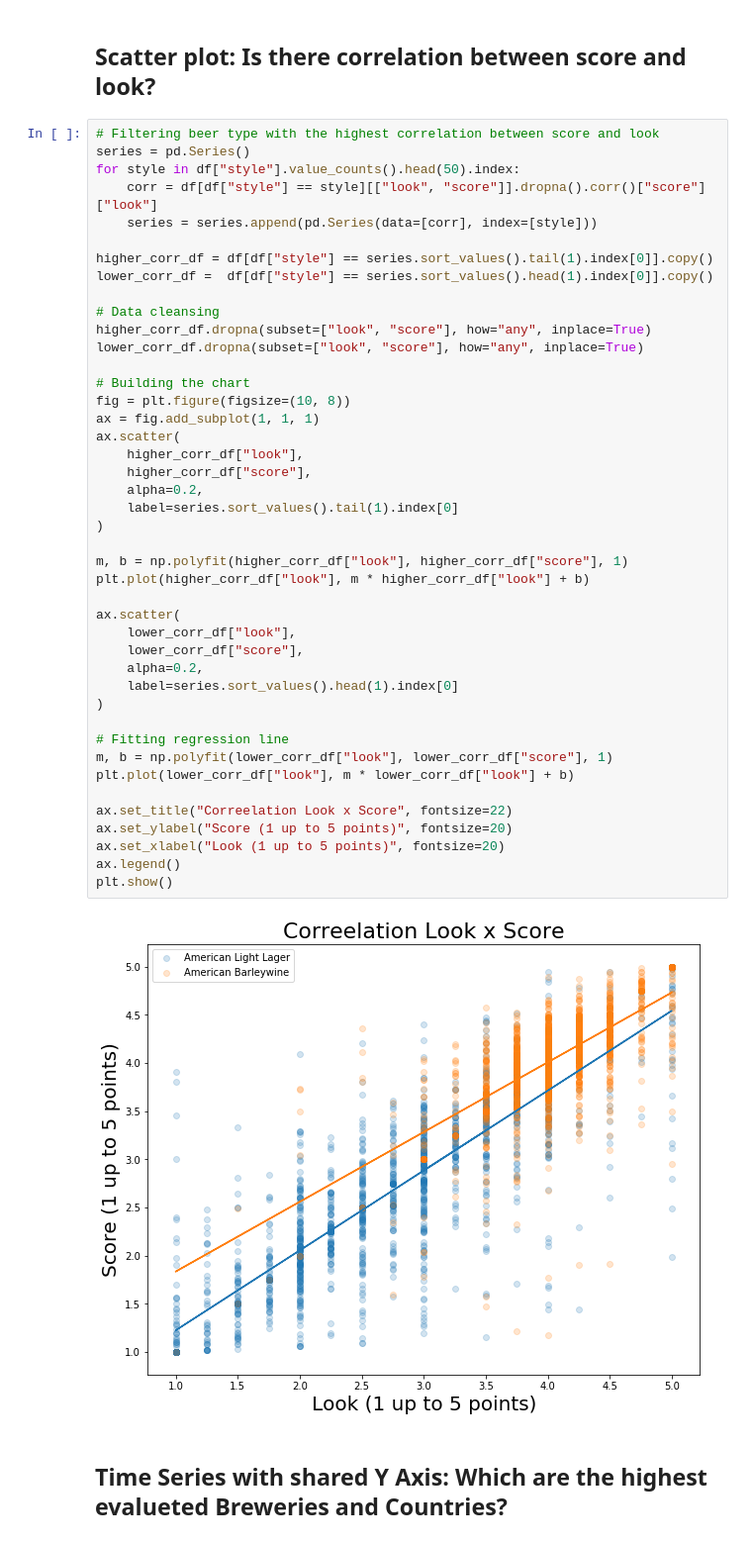
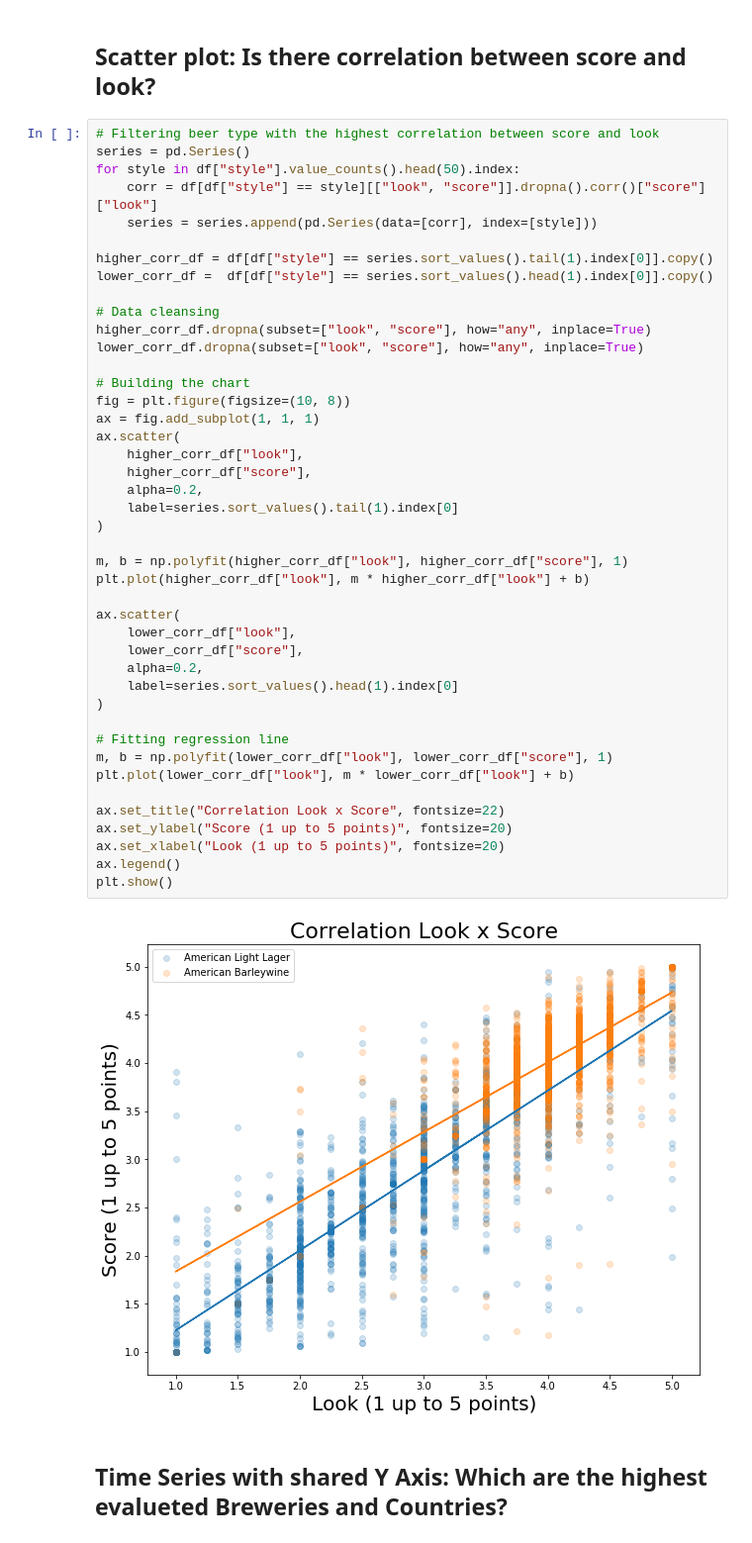
Before and after one commit to henriquepigozzo/beers_reviews, a Jupyter notebook: EDA.ipynb, the cells around one changed output. Shown: that part at 99% size. Cells and saved outputs as stored; diff of their text form.

```diff
--- a/EDA.ipynb
+++ b/EDA.ipynb
@@ -87,35 +87,35 @@ lower_corr_df.dropna(subset=["look", "score"], how="any", inplace=True)
 
 # Building the chart
 fig = plt.figure(figsize=(10, 8))
 ax = fig.add_subplot(1, 1, 1)
 ax.scatter(
     higher_corr_df["look"],
     higher_corr_df["score"],
     alpha=0.2,
     label=series.sort_values().tail(1).index[0]
 )
 
 m, b = np.polyfit(higher_corr_df["look"], higher_corr_df["score"], 1)
 plt.plot(higher_corr_df["look"], m * higher_corr_df["look"] + b)
 
 ax.scatter(
     lower_corr_df["look"],
     lower_corr_df["score"],
     alpha=0.2,
     label=series.sort_values().head(1).index[0]
 )
 
 # Fitting regression line
 m, b = np.polyfit(lower_corr_df["look"], lower_corr_df["score"], 1)
 plt.plot(lower_corr_df["look"], m * lower_corr_df["look"] + b)
 
-ax.set_title("Correelation Look x Score", fontsize=22)
+ax.set_title("Correlation Look x Score", fontsize=22)
 ax.set_ylabel("Score (1 up to 5 points)", fontsize=20)
 ax.set_xlabel("Look (1 up to 5 points)", fontsize=20)
 ax.legend()
 plt.show()
 # %% [output]
-[figure, old version]
+[figure, new version]
 # %% [markdown]
 ## Time Series with shared Y Axis: Which are the highest evalueted Breweries and Countries?
 # %%
```
Also changed, not shown: 3 other files.
